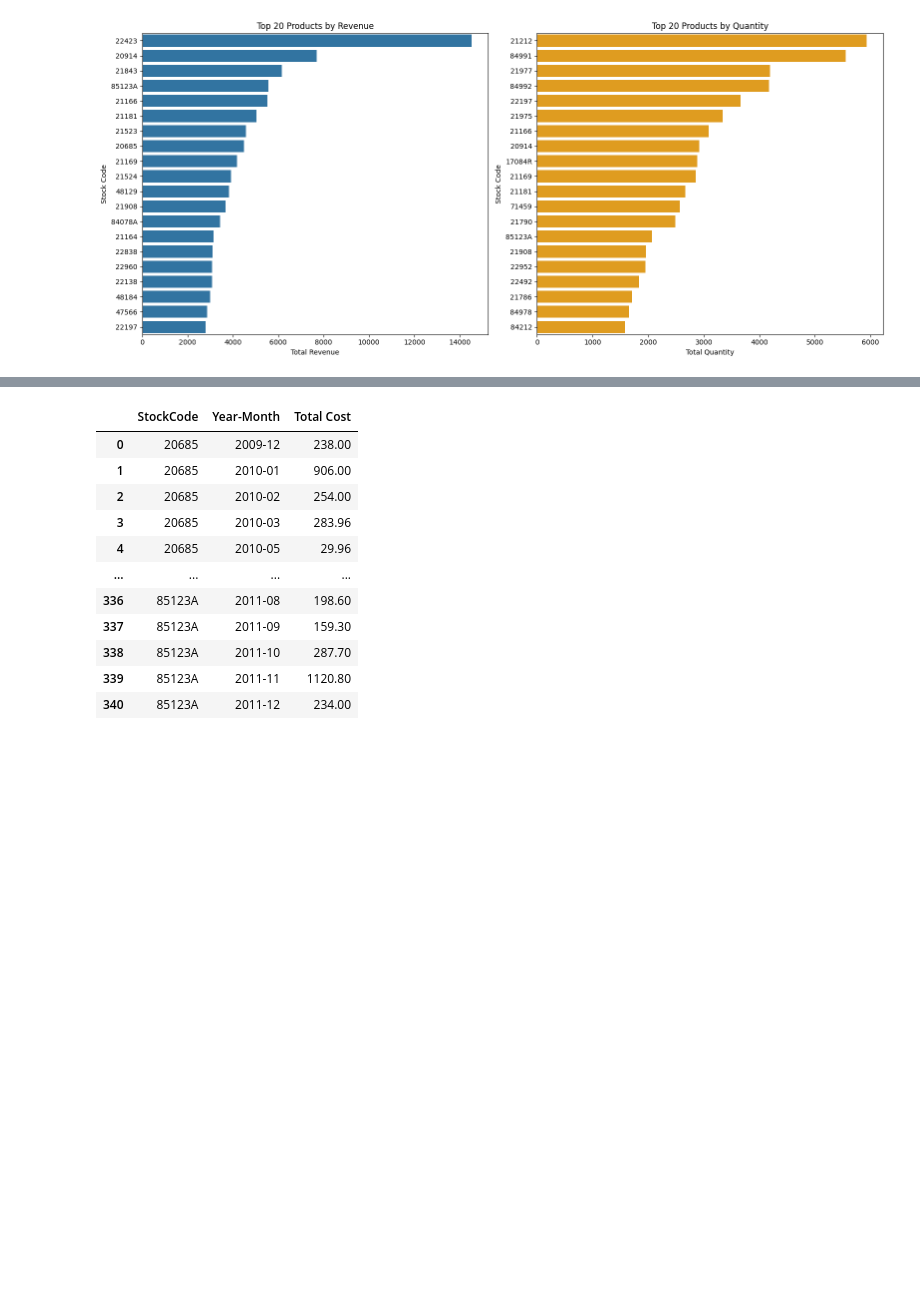
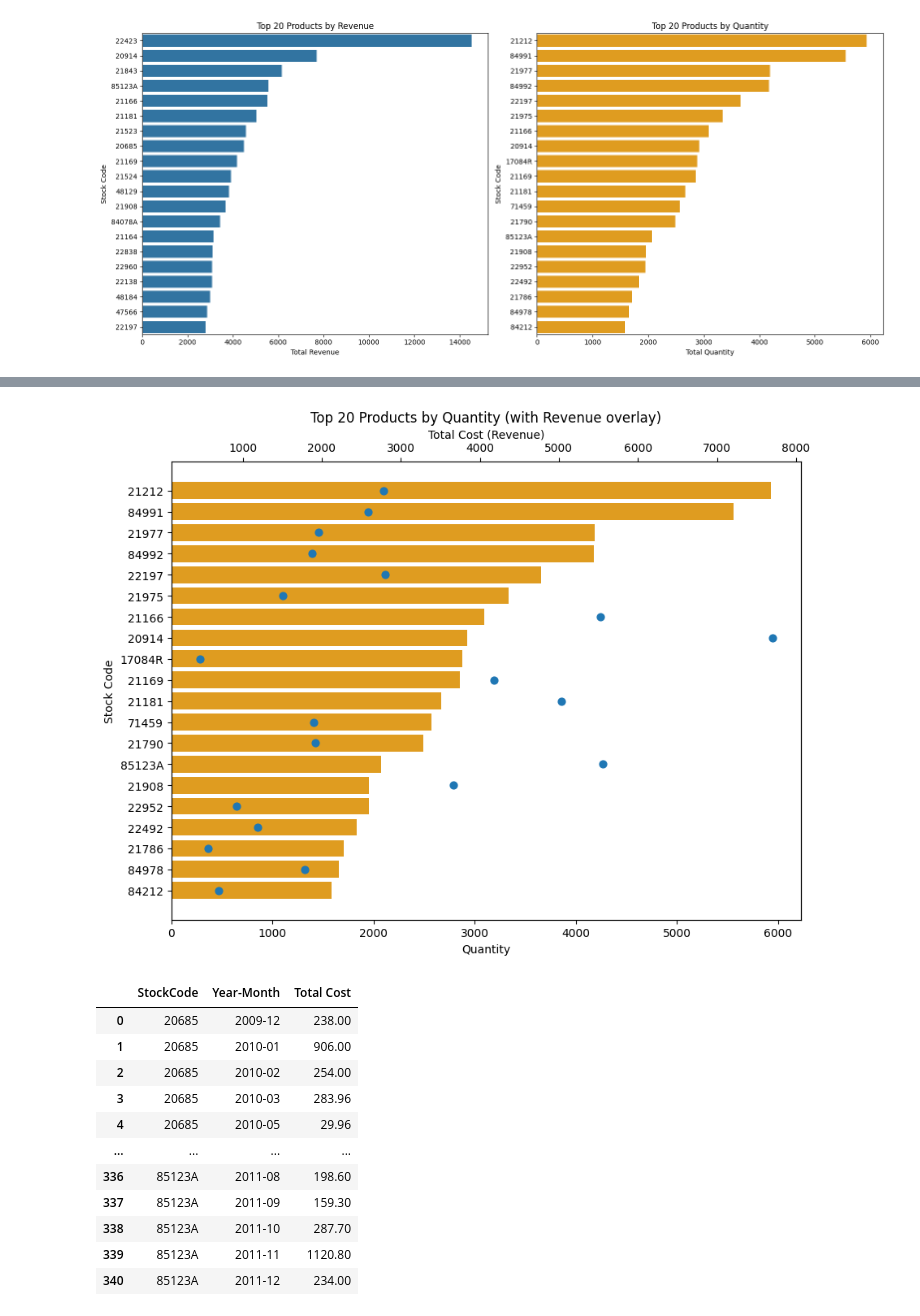
Before and after one commit to Ri-Dearg/ca2-market-retail, a Jupyter notebook: ca2-market-retail.ipynb, the cells around one changed output, grey strips where cells are left out. Drawn from its saved outputs; the diff is of its cells as text; code cells hidden in the pictures; blank space fills up the shorter version.

```diff
--- a/ca2-market-retail.ipynb
+++ b/ca2-market-retail.ipynb
@@ -547,3 +588,43 @@ plt.show()
+# %%
+top_20_products_quantity["StockCode"] = top_20_products_quantity["StockCode"].astype(str)
+
+# Join Total Cost onto the quantity top 20 list
+top20_qty_both = (
+    top_20_products_quantity[["StockCode", "Quantity"]]
+    .merge(product_revenue[["StockCode", "Total Cost"]], on="StockCode", how="left")
+    .sort_values("Quantity", ascending=False)
+)
+
+fig, ax1 = plt.subplots(figsize=(9, 7))
+
+# Bars: Quantity (orange)
+sns.barplot(
+    data=top20_qty_both,
+    x="Quantity",
+    y="StockCode",
+    orient="h",
+    ax=ax1,
+    color="orange"
+)
+ax1.set_title("Top 20 Products by Quantity (with Revenue overlay)")
+ax1.set_xlabel("Quantity")
+ax1.set_ylabel("Stock Code")
+
+# Second x-axis for Total Cost
+ax2 = ax1.twiny()
+ax2.scatter(
+    top20_qty_both["Total Cost"],
+    top20_qty_both["StockCode"],
+    s=40,
+    label="Total Cost"
+)
+ax2.set_xlabel("Total Cost (Revenue)")
+ax2.grid(False)
+
+plt.tight_layout()
+plt.show()
+# %% [output]
+[figure, added]
 # %%
 top_20_monthly_cost = (
     clean_data_v2[
```
Also changed, not shown: parts of 2 cells of this notebook.
